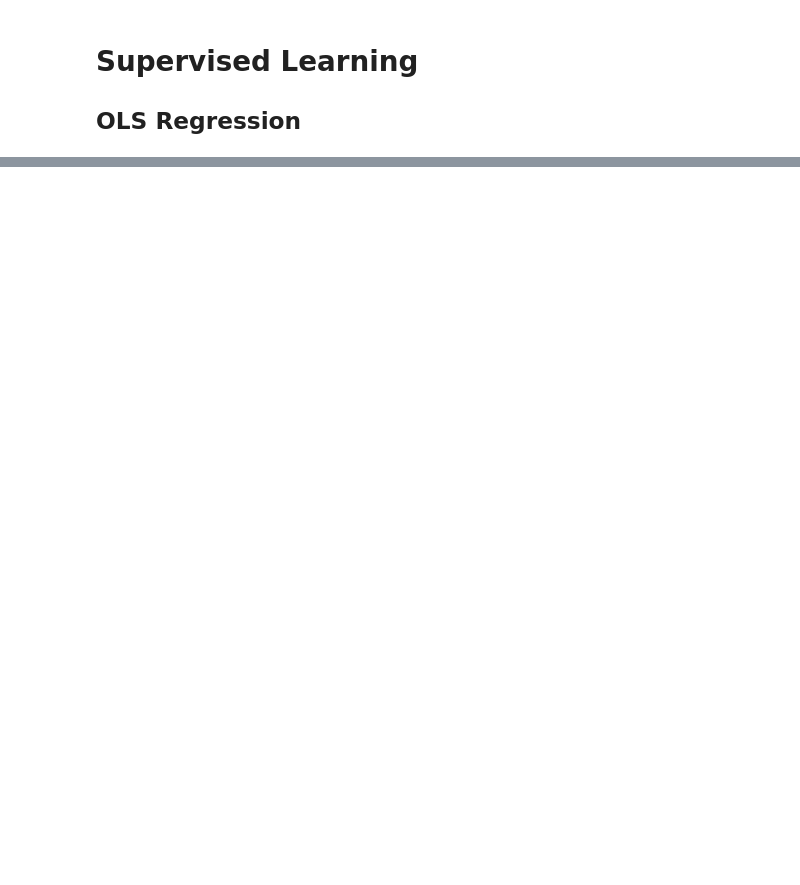
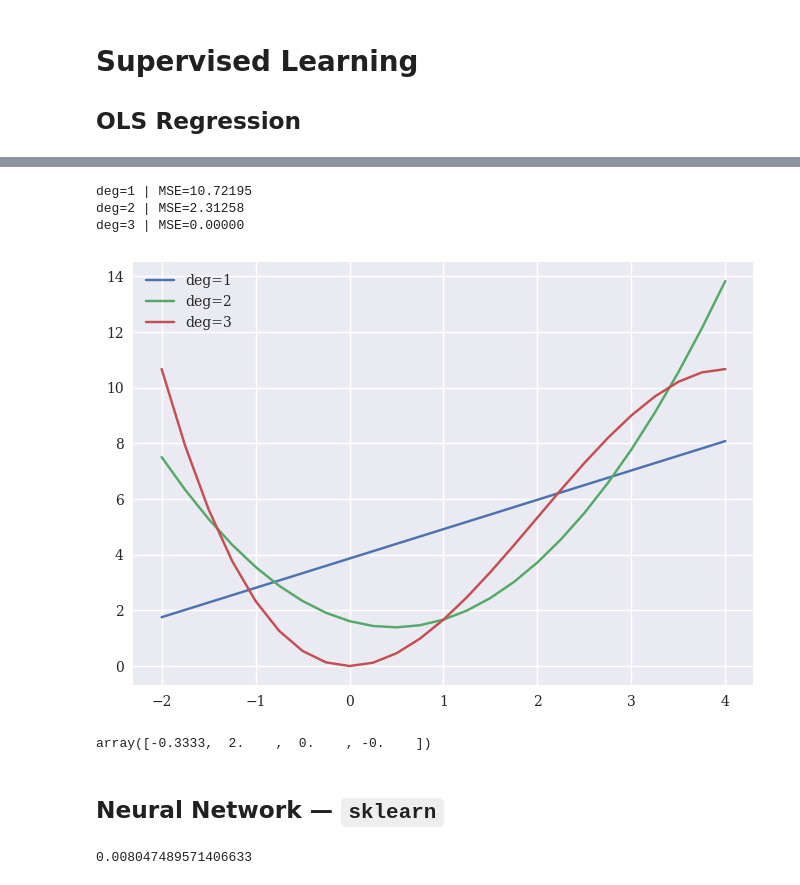
Before and after one commit to wangyouan/AIandFinance2025, a Jupyter notebook: lecture2_introduction_to_python.ipynb, the cells around one changed output, grey strips where cells are left out. Cells and saved outputs as stored; diff of their text form; code cells hidden in the pictures; blank space fills up the shorter version.

```diff
--- a/lecture2_introduction_to_python.ipynb
+++ b/lecture2_introduction_to_python.ipynb
@@ -100,0 +142,20 @@ plt.show()
+# %%
+for deg in [1, 2, 3]:
+    reg = np.polyfit(x, y, deg=deg)
+    y_ = np.polyval(reg, x)
+    MSE = ((y - y_) ** 2).mean()
+    print(f'deg={deg} | MSE={MSE:.5f}')
+    plt.plot(x, np.polyval(reg, x), label=f'deg={deg}')
+plt.legend()
+plt.show()
+# %% [output]
+deg=1 | MSE=10.72195
+deg=2 | MSE=2.31258
+deg=3 | MSE=0.00000
+[figure, added]
+# %%
+reg
+# %% [output]
+array([-0.3333,  2.    ,  0.    , -0.    ])
+# %% [markdown]
+## Neural Network &mdash; `sklearn`
@@ -100,0 +170,5 @@ plt.show()
+# %%
+MSE = ((y - y_) ** 2).mean()
+print(MSE)
+# %% [output]
+0.008047489571406633
```
Also changed, not shown: parts of 25 cells of this notebook.
